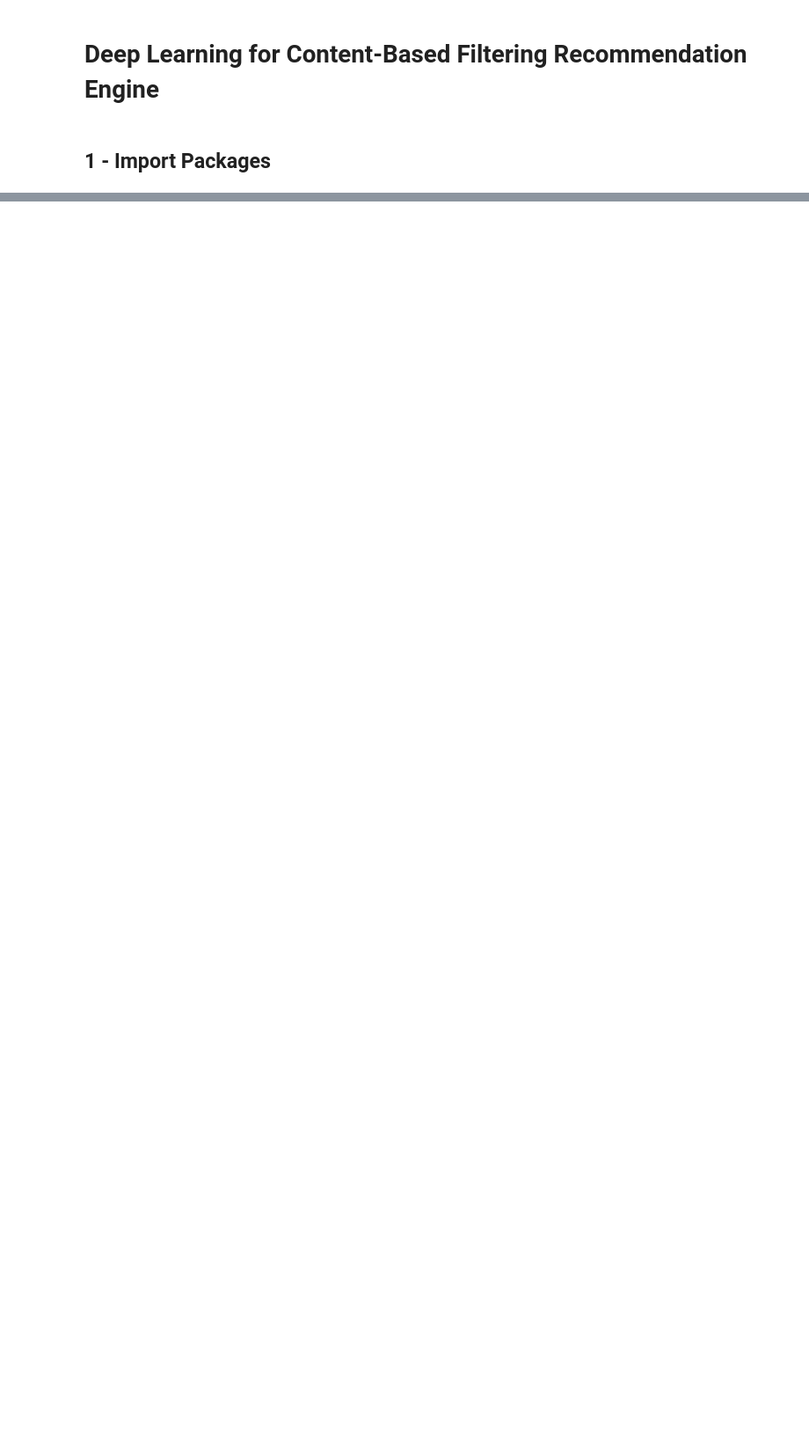
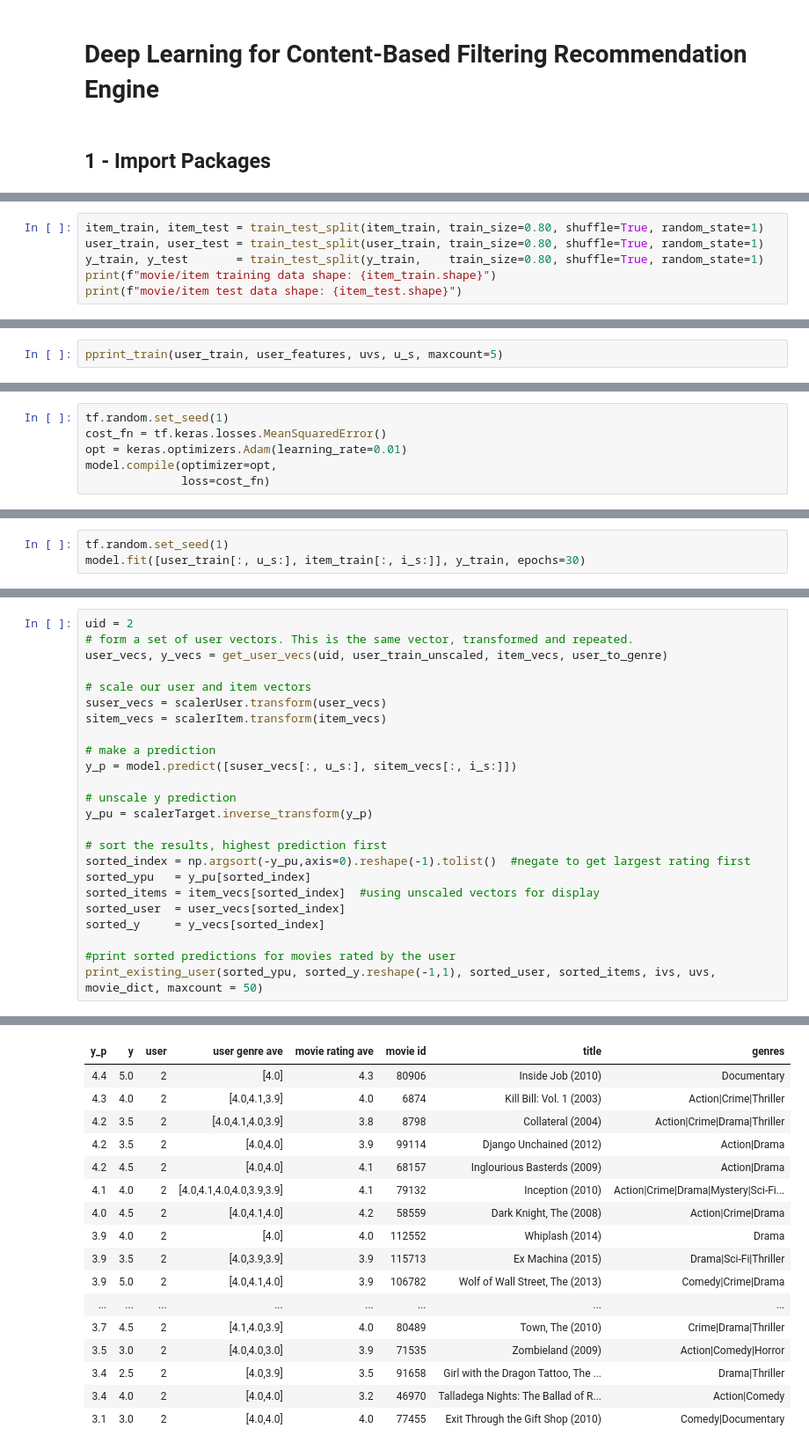
Before and after one commit to Wardlow-Labs/Deep-Learning-for-Content-Based-Filtering-Recommendation-Engine, a Jupyter notebook: Deep-Learning-for-Content-Based-Filtering-Recommendation-Engine.ipynb, the cells around one changed output, grey strips where cells are left out. Shown at 88% size. Drawn from its saved outputs; the diff is of its cells as text; blank space fills up the shorter version.

```diff
--- a/Deep-Learning-for-Content-Based-Filtering-Recommendation-Engine.ipynb
+++ b/Deep-Learning-for-Content-Based-Filtering-Recommendation-Engine.ipynb
@@ -30,0 +150,6 @@ ModuleNotFoundError: No module named 'tensorflow'
+# %%
+item_train, item_test = train_test_split(item_train, train_size=0.80, shuffle=True, random_state=1)
+user_train, user_test = train_test_split(user_train, train_size=0.80, shuffle=True, random_state=1)
+y_train, y_test       = train_test_split(y_train,    train_size=0.80, shuffle=True, random_state=1)
+print(f"movie/item training data shape: {item_train.shape}")
+print(f"movie/item test data shape: {item_test.shape}")
@@ -30,0 +161,2 @@ ModuleNotFoundError: No module named 'tensorflow'
+# %%
+pprint_train(user_train, user_features, uvs, u_s, maxcount=5)
@@ -30,0 +230,6 @@ ModuleNotFoundError: No module named 'tensorflow'
+# %%
+tf.random.set_seed(1)
+cost_fn = tf.keras.losses.MeanSquaredError()
+opt = keras.optimizers.Adam(learning_rate=0.01)
+model.compile(optimizer=opt,
+              loss=cost_fn)
@@ -30,0 +238,3 @@ ModuleNotFoundError: No module named 'tensorflow'
+# %%
+tf.random.set_seed(1)
+model.fit([user_train[:, u_s:], item_train[:, i_s:]], y_train, epochs=30)
@@ -30,0 +338,25 @@ ModuleNotFoundError: No module named 'tensorflow'
+# %%
+uid = 2
+# form a set of user vectors. This is the same vector, transformed and repeated.
+user_vecs, y_vecs = get_user_vecs(uid, user_train_unscaled, item_vecs, user_to_genre)
+
+# scale our user and item vectors
+suser_vecs = scalerUser.transform(user_vecs)
+sitem_vecs = scalerItem.transform(item_vecs)
+
+# make a prediction
+y_p = model.predict([suser_vecs[:, u_s:], sitem_vecs[:, i_s:]])
+
+# unscale y prediction
+y_pu = scalerTarget.inverse_transform(y_p)
+
+# sort the results, highest prediction first
+sorted_index = np.argsort(-y_pu,axis=0).reshape(-1).tolist()  #negate to get largest rating first
+sorted_ypu   = y_pu[sorted_index]
+sorted_items = item_vecs[sorted_index]  #using unscaled vectors for display
+sorted_user  = user_vecs[sorted_index]
+sorted_y     = y_vecs[sorted_index]
+
+#print sorted predictions for movies rated by the user
+print_existing_user(sorted_ypu, sorted_y.reshape(-1,1), sorted_user, sorted_items, ivs, uvs, movie_dict, maxcount = 50)
+# %% [output]
@@ -30,0 +364,17 @@ ModuleNotFoundError: No module named 'tensorflow'
+| y_p | y | user | user genre ave | movie rating ave | movie id | title | genres |
+| 4.4 | 5.0 | 2 | [4.0] | 4.3 | 80906 | Inside Job (2010) | Documentary |
+| 4.3 | 4.0 | 2 | [4.0,4.1,3.9] | 4.0 | 6874 | Kill Bill: Vol. 1 (2003) | Action|Crime|Thriller |
+| 4.2 | 3.5 | 2 | [4.0,4.1,4.0,3.9] | 3.8 | 8798 | Collateral (2004) | Action|Crime|Drama|Thriller |
+| 4.2 | 3.5 | 2 | [4.0,4.0] | 3.9 | 99114 | Django Unchained (2012) | Action|Drama |
+| 4.2 | 4.5 | 2 | [4.0,4.0] | 4.1 | 68157 | Inglourious Basterds (2009) | Action|Drama |
+| 4.1 | 4.0 | 2 | [4.0,4.1,4.0,4.0,3.9,3.9] | 4.1 | 79132 | Inception (2010) | Action|Crime|Drama|Mystery|Sci-Fi... |
+| 4.0 | 4.5 | 2 | [4.0,4.1,4.0] | 4.2 | 58559 | Dark Knight, The (2008) | Action|Crime|Drama |
+| 3.9 | 4.0 | 2 | [4.0] | 4.0 | 112552 | Whiplash (2014) | Drama |
+| 3.9 | 3.5 | 2 | [4.0,3.9,3.9] | 3.9 | 115713 | Ex Machina (2015) | Drama|Sci-Fi|Thriller |
+| 3.9 | 5.0 | 2 | [4.0,4.1,4.0] | 3.9 | 106782 | Wolf of Wall Street, The (2013) | Comedy|Crime|Drama |
+| ... | ... | ... | ... | ... | ... | ... | ... |
+| 3.7 | 4.5 | 2 | [4.1,4.0,3.9] | 4.0 | 80489 | Town, The (2010) | Crime|Drama|Thriller |
+| 3.5 | 3.0 | 2 | [4.0,4.0,3.0] | 3.9 | 71535 | Zombieland (2009) | Action|Comedy|Horror |
+| 3.4 | 2.5 | 2 | [4.0,3.9] | 3.5 | 91658 | Girl with the Dragon Tattoo, The ... | Drama|Thriller |
+| 3.4 | 4.0 | 2 | [4.0,4.0] | 3.2 | 46970 | Talladega Nights: The Ballad of R... | Action|Comedy |
+| 3.1 | 3.0 | 2 | [4.0,4.0] | 4.0 | 77455 | Exit Through the Gift Shop (2010) | Comedy|Documentary |
```
Also changed, not shown: parts of 48 cells of this notebook.
